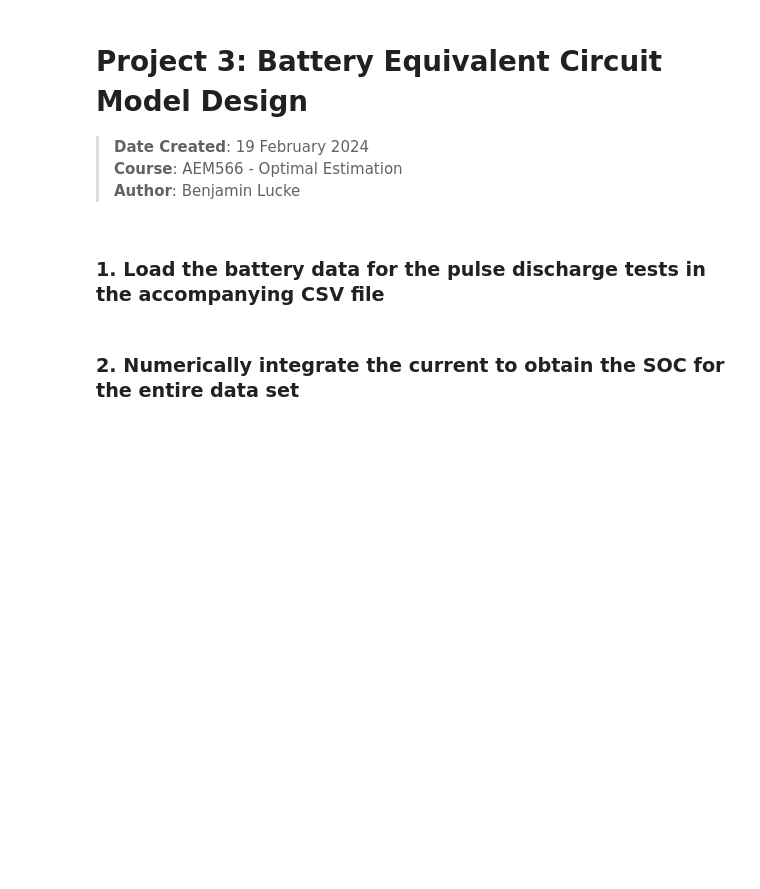
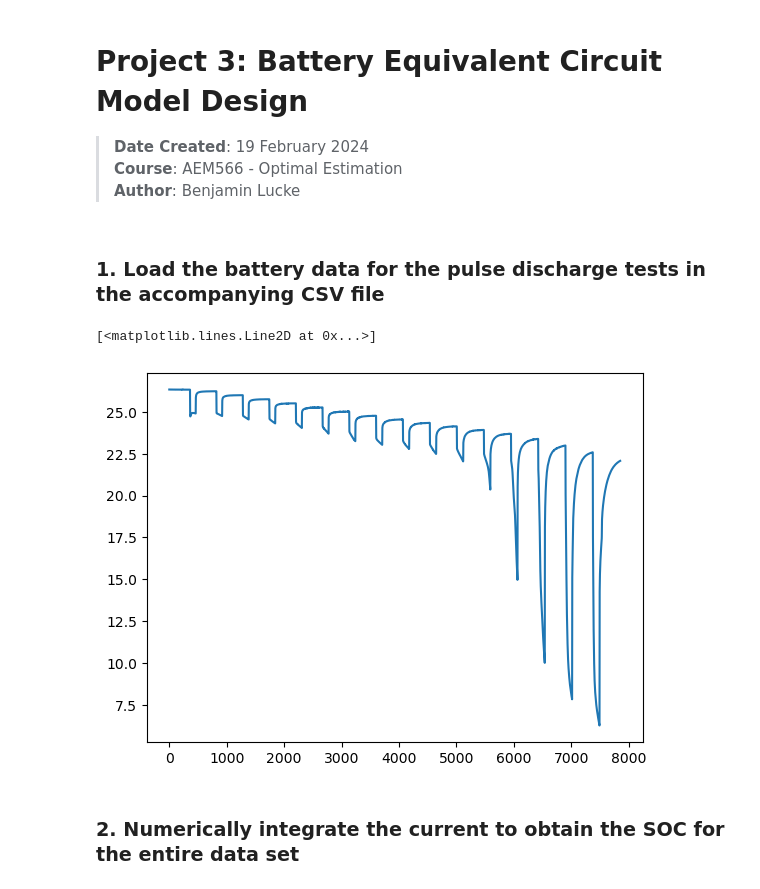
Before and after one commit to benlucke1/aem566, a Jupyter notebook: project3/aem566_project3_main.ipynb, the cells around one changed output. Saved outputs shown, nothing was run; the diff lists cells and outputs as text; code cells hidden in the pictures; blank space fills up the shorter version.

```diff
--- a/project3/aem566_project3_main.ipynb
+++ b/project3/aem566_project3_main.ipynb
@@ -17,6 +17,11 @@ data = pd.read_csv('data/pulse_discharge_test_data.csv')
 columnMapper = dict(zip(data.columns.values,['t', 'v', 'i'],))
 data = data.rename(columns=columnMapper)
 data['t'] = pd.to_datetime(data['t'],format="%H:%M:%S")
+# %%
+plt.plot(data['v'])
+# %% [output]
+[<matplotlib.lines.Line2D at 0x...>]
+[figure, added]
 # %% [markdown]
 ### 2. Numerically integrate the current to obtain the SOC for the entire data set
 # %%
```
Also changed, not shown: parts of 6 cells of this notebook.
